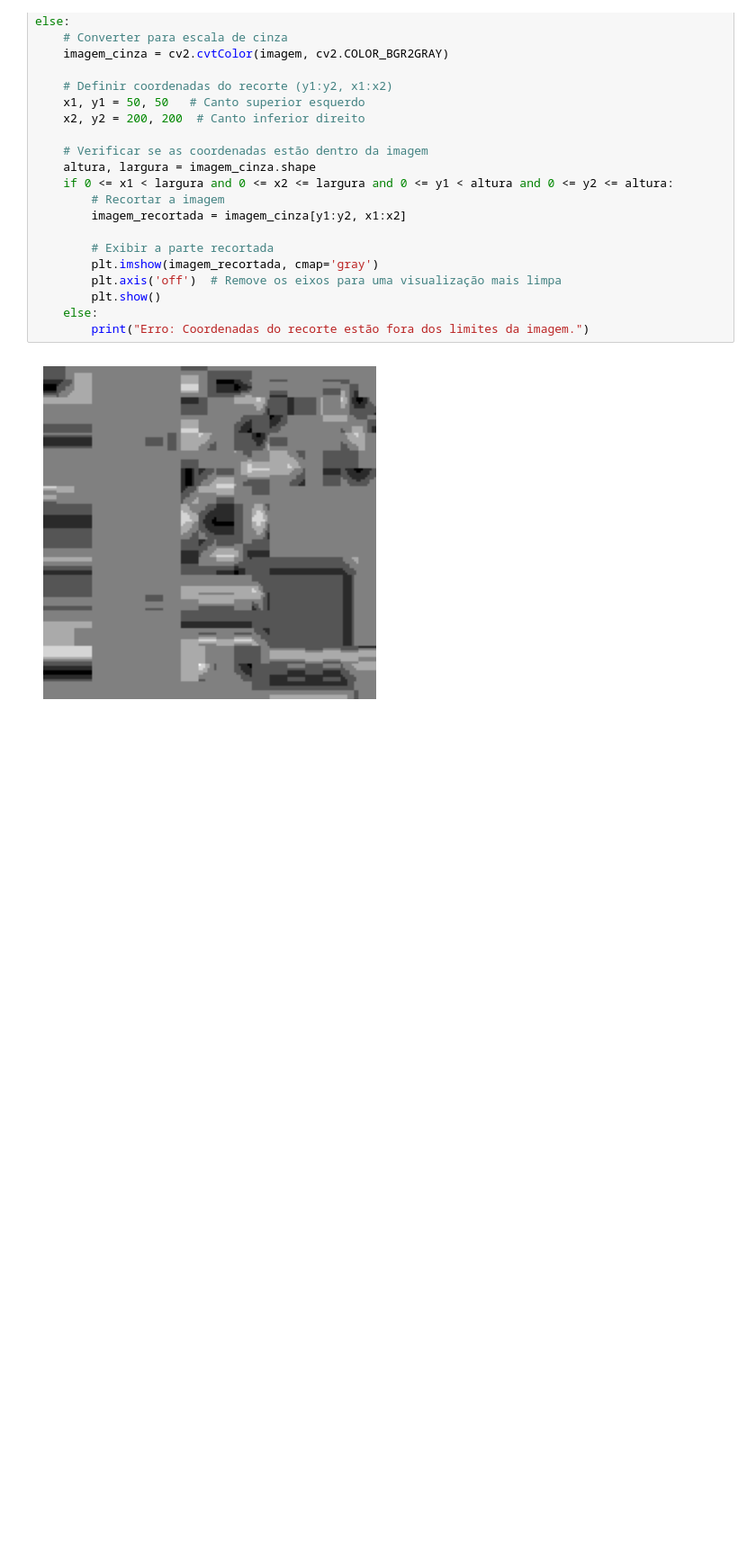
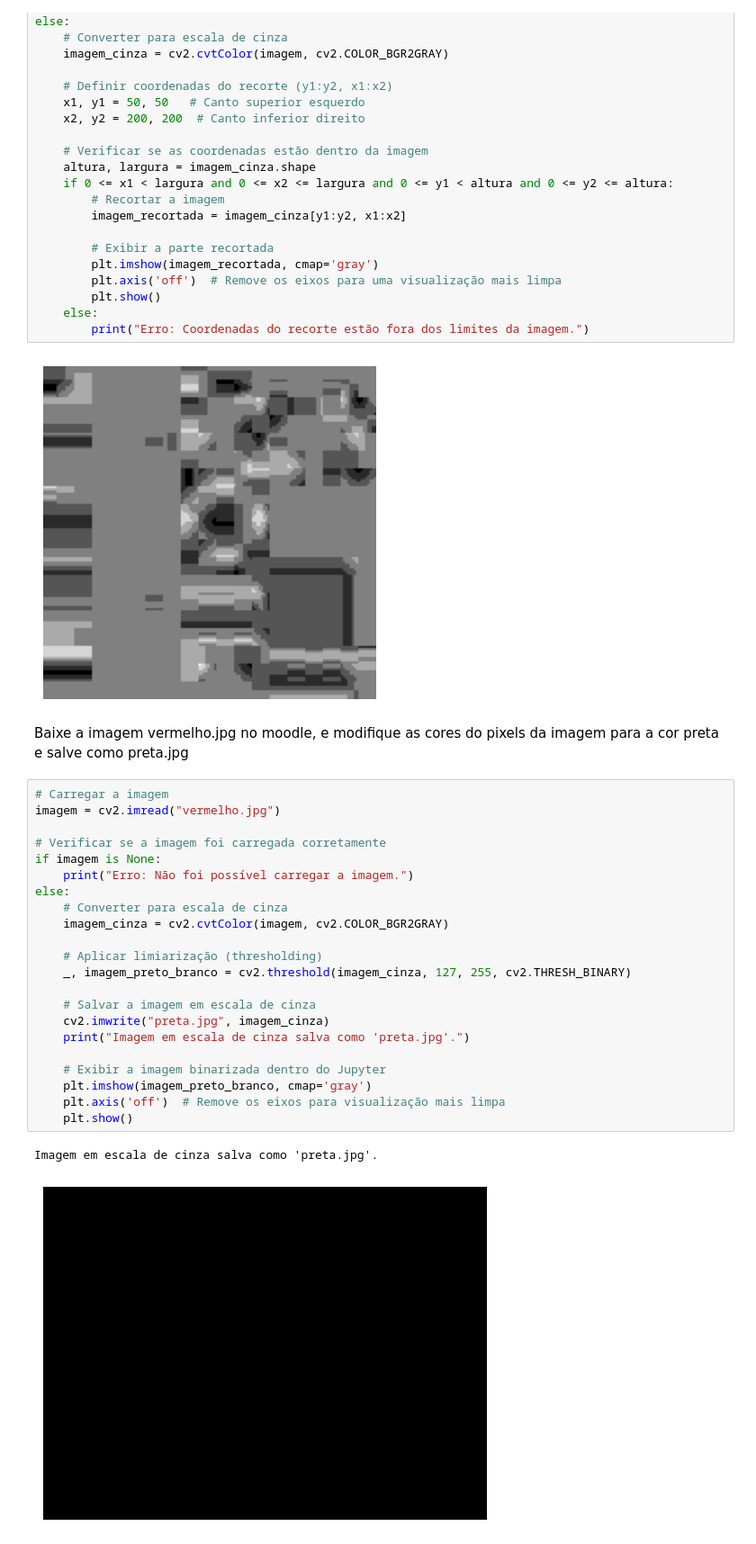
Before and after one commit to JoninhasC/Vis-o-Computacional, a Jupyter notebook: Exemplos/FundamentosImagem.ipynb, the cells around one changed output. Shown at 90% size. Cells and saved outputs as stored; diff of their text form; blank space fills up the shorter version.

```diff
--- a/Exemplos/FundamentosImagem.ipynb
+++ b/Exemplos/FundamentosImagem.ipynb
@@ -285,3 +285,31 @@ else:
         print("Erro: Coordenadas do recorte estão fora dos limites da imagem.")
 # %% [output]
 [figure]
+# %% [markdown]
+Baixe a imagem vermelho.jpg no moodle, e modifique as cores do pixels da imagem para a
+cor preta e salve como preta.jpg
+# %%
+# Carregar a imagem
+imagem = cv2.imread("vermelho.jpg")
+
+# Verificar se a imagem foi carregada corretamente
+if imagem is None:
+    print("Erro: Não foi possível carregar a imagem.")
+else:
+    # Converter para escala de cinza
+    imagem_cinza = cv2.cvtColor(imagem, cv2.COLOR_BGR2GRAY)
+
+    # Aplicar limiarização (thresholding)
+    _, imagem_preto_branco = cv2.threshold(imagem_cinza, 127, 255, cv2.THRESH_BINARY)
+
+    # Salvar a imagem em escala de cinza
+    cv2.imwrite("preta.jpg", imagem_cinza)
+    print("Imagem em escala de cinza salva como 'preta.jpg'.")
+
+    # Exibir a imagem binarizada dentro do Jupyter
+    plt.imshow(imagem_preto_branco, cmap='gray')
+    plt.axis('off')  # Remove os eixos para visualização mais limpa
+    plt.show()
+# %% [output]
+Imagem em escala de cinza salva como 'preta.jpg'.
+[figure, added]
```
Also changed, not shown: parts of 12 cells of this notebook, 20 other files.
